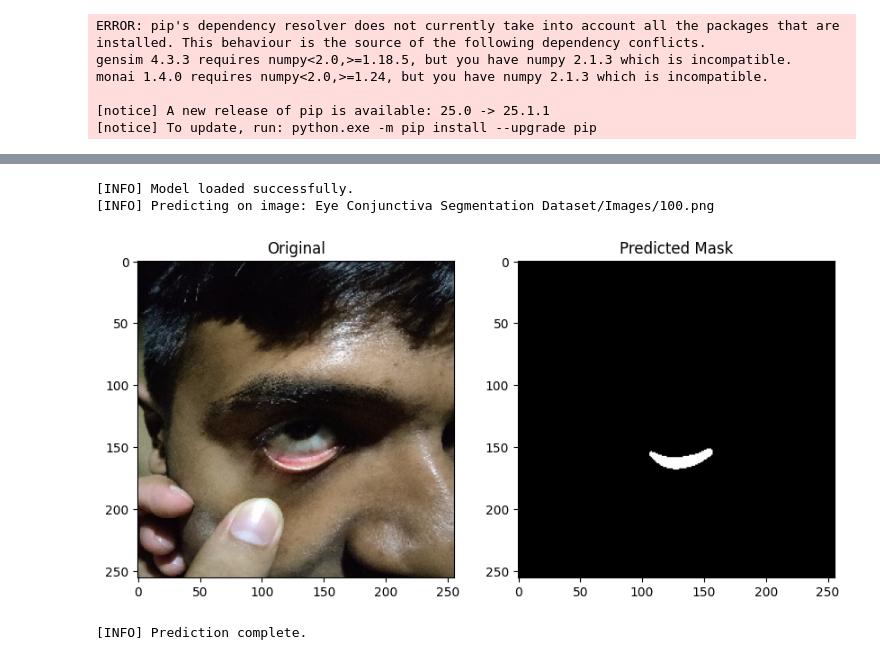
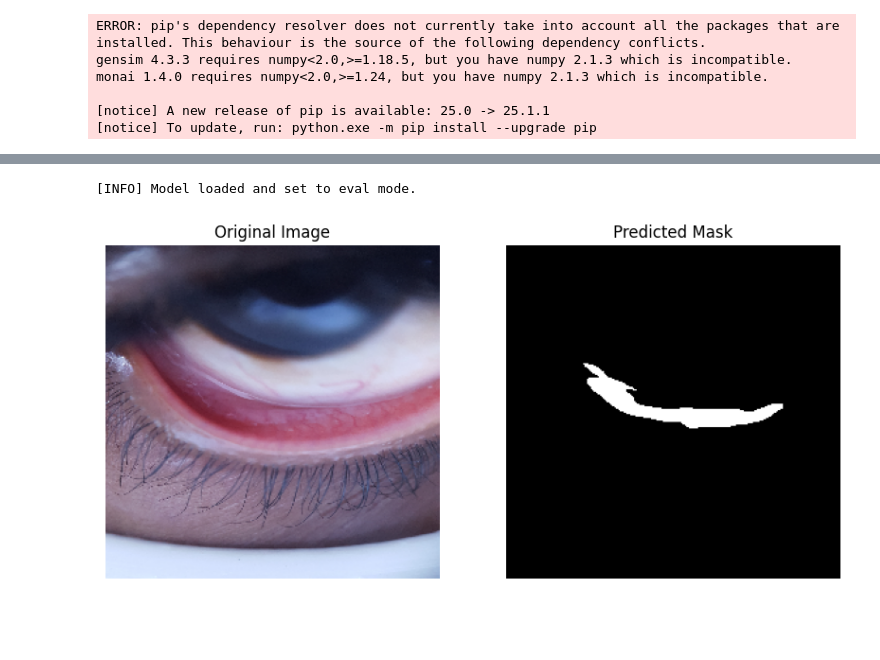
Before and after one commit to nidhik5/Conjunctiva-Detection, a Jupyter notebook: conjunctiva_detection.ipynb, the cells around one changed output, grey strips where cells are left out. Cells and saved outputs as stored; diff of their text form; code cells hidden in the pictures; blank space fills up the shorter version.

```diff
--- a/conjunctiva_detection.ipynb
+++ b/conjunctiva_detection.ipynb
@@ -297,33 +250,59 @@ predict_image("eye2.jpg")
 # %%
-#inference
-model2 = UNet().to(DEVICE)
-model2.load_state_dict(torch.load("conjunctiva_unet_model.pth", map_location=DEVICE))
-model2.eval()
-print("[INFO] Model loaded successfully.")
-def predict_image2(image_path):
-    print(f"[INFO] Predicting on image: {image_path}")
-    model.eval()
+import os
+import cv2
+import numpy as np
+import torch
+import matplotlib.pyplot as plt
+
+# Constants
+MODEL_PATH = "conjunctiva_unet_model50.pth"
+DEVICE = torch.device("cuda" if torch.cuda.is_available() else "cpu")
+IMG_SIZE = 256  # must match training
+
+# 1. Load the trained model
+model = UNet().to(DEVICE)
+model.load_state_dict(torch.load(MODEL_PATH, map_location=DEVICE))
+model.eval()
+print("[INFO] Model loaded and set to eval mode.")
+
+# 2. Function to preprocess a single image
+def preprocess_image(image_path):
     img = cv2.imread(image_path)
     img = cv2.resize(img, (IMG_SIZE, IMG_SIZE))
-    img_norm = img / 255.0
-    img_tensor = torch.tensor(img_norm.transpose(2,0,1), dtype=torch.float32).unsqueeze(0).to(DEVICE)
+    img = img / 255.0
+    img = img.transpose(2, 0, 1)  # to CHW
+    img_tensor = torch.tensor(img, dtype=torch.float32).unsqueeze(0).to(DEVICE)  # add batch dim
+    return img_tensor
 
+# 3. Inference
+def run_inference(image_path):
+    img_tensor = preprocess_image(image_path)
     with torch.no_grad():
-        pred = model(img_tensor)[0]
-        mask_pred = (pred.cpu().numpy().squeeze() > 0.5).astype(np.uint8)
+        pred = model(img_tensor)
+    pred_mask = pred.cpu().numpy()[0, 0]  # remove batch and channel dims
+    pred_mask = (pred_mask > 0.5).astype(np.uint8) * 255
+    return pred_mask
 
-    plt.figure(figsize=(10, 5))
-    plt.subplot(1, 2, 1)
-    plt.title("Original")
-    plt.imshow(cv2.cvtColor(img, cv2.COLOR_BGR2RGB))
-    plt.subplot(1, 2, 2)
-    plt.title("Predicted Mask")
-    plt.imshow(mask_pred, cmap='gray')
-    plt.show()
-    print("[INFO] Prediction complete.")
-predict_image2("Eye Conjunctiva Segmentation Dataset/Images/100.png")
+# 4. Visualize
+new_image_path = r"D:\IITB\Conjunctiva Detection\Test50\20200124_161452.jpg"  # change to your test image
+pred_mask = run_inference(new_image_path)
+
+# Show original image & mask
+original = cv2.imread(new_image_path)
+original = cv2.resize(original, (IMG_SIZE, IMG_SIZE))
+
+plt.figure(figsize=(10, 5))
+plt.subplot(1, 2, 1)
+plt.imshow(cv2.cvtColor(original, cv2.COLOR_BGR2RGB))
+plt.title("Original Image")
+plt.axis("off")
+
+plt.subplot(1, 2, 2)
+plt.imshow(pred_mask, cmap='gray')
+plt.title("Predicted Mask")
+plt.axis("off")
+
+plt.show()
 # %% [output]
-[INFO] Model loaded successfully.
-[INFO] Predicting on image: Eye Conjunctiva Segmentation Dataset/Images/100.png
+[INFO] Model loaded and set to eval mode.
-[figure, old version]
+[figure, new version]
-[INFO] Prediction complete.
```
Also changed, not shown: parts of 4 cells of this notebook.
